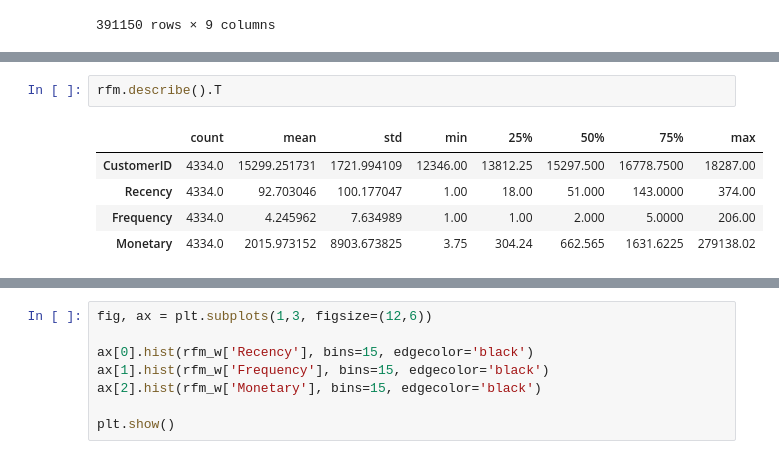
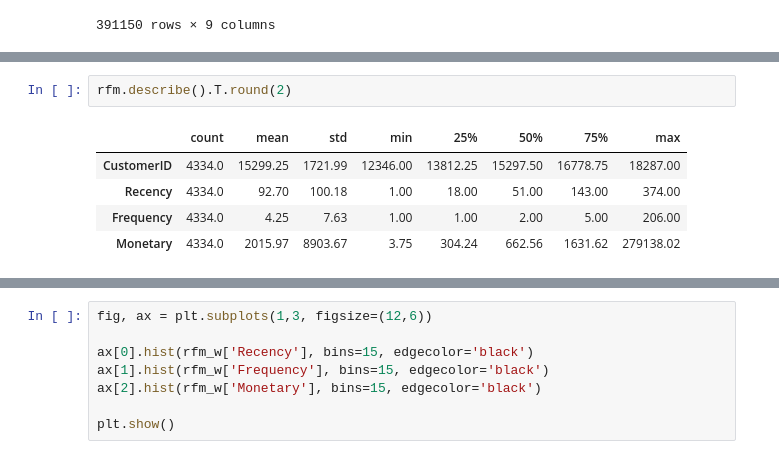
Before and after one commit to LucasDS9/customer-segmentation-rfm, a Jupyter notebook: notebook/ECommerce_segmentation.ipynb, the cells around one changed output, grey strips where cells are left out. Drawn from its saved outputs; the diff is of its cells as text.

```diff
--- a/notebook/ECommerce_segmentation.ipynb
+++ b/notebook/ECommerce_segmentation.ipynb
@@ -335,8 +351,8 @@ snapshot_date = df['InvoiceDate'].max() + pd.Timedelta(days=1)
 # %%
-rfm.describe().T
+rfm.describe().T.round(2)
 # %% [output]
 |  | count | mean | std | min | 25% | 50% | 75% | max |
-| CustomerID | 4334.0 | 15299.251731 | 1721.994109 | 12346.00 | 13812.25 | 15297.500 | 16778.7500 | 18287.00 |
-| Recency | 4334.0 | 92.703046 | 100.177047 | 1.00 | 18.00 | 51.000 | 143.0000 | 374.00 |
-| Frequency | 4334.0 | 4.245962 | 7.634989 | 1.00 | 1.00 | 2.000 | 5.0000 | 206.00 |
-| Monetary | 4334.0 | 2015.973152 | 8903.673825 | 3.75 | 304.24 | 662.565 | 1631.6225 | 279138.02 |
+| CustomerID | 4334.0 | 15299.25 | 1721.99 | 12346.00 | 13812.25 | 15297.50 | 16778.75 | 18287.00 |
+| Recency | 4334.0 | 92.70 | 100.18 | 1.00 | 18.00 | 51.00 | 143.00 | 374.00 |
+| Frequency | 4334.0 | 4.25 | 7.63 | 1.00 | 1.00 | 2.00 | 5.00 | 206.00 |
+| Monetary | 4334.0 | 2015.97 | 8903.67 | 3.75 | 304.24 | 662.56 | 1631.62 | 279138.02 |
```
Also changed, not shown: parts of 53 cells of this notebook.
